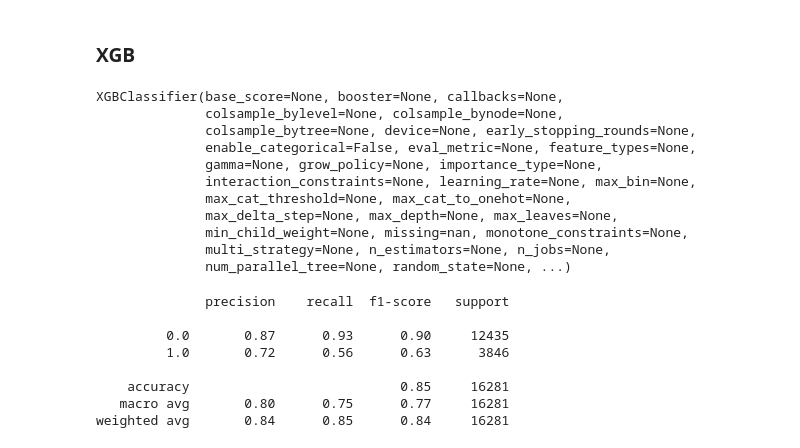
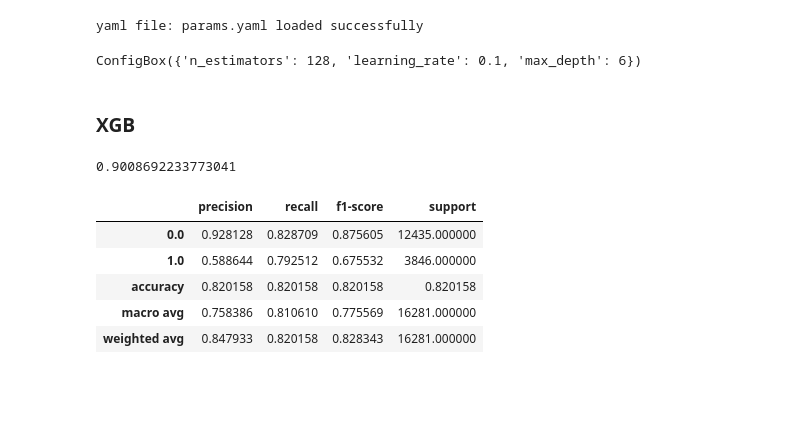
Before and after one commit to Nwankwo-Nnaemeka/Census-Income-Bracket, a Jupyter notebook: 05-model-training.ipynb, the cells around one changed output. Drawn from its saved outputs; the diff is of its cells as text; code cells hidden in the pictures; blank space fills up the shorter version.

Commit message:
Mlflow runs xgboost

```diff
--- a/05-model-training.ipynb
+++ b/05-model-training.ipynb
@@ -46,19 +144,25 @@ y_test = test['income']
+# %%
+configbox = read_yaml('params.yaml')
+xgb_params = configbox.XGBOOST
+# %% [output]
+yaml file: params.yaml loaded successfully
+# %%
+xgb_params
+# %% [output]
+ConfigBox({'n_estimators': 128, 'learning_rate': 0.1, 'max_depth': 6})
 # %% [markdown]
 ### XGB
 # %%
-xgb_classifier = xgb.XGBClassifier()
+xgb_classifier = xgb.XGBClassifier(n_estimators = xgb_params.n_estimators,
+                                   learning_rate = xgb_params.learning_rate,
+                                  max_depth = xgb_params.max_depth)
 # %%
 xgb_classifier.fit(X_train, y_train)
+y_pred = xgb_classifier.predict(X_test)
+y_pred_train = xgb_classifier.predict(X_train)
+
+accuracy_train = accuracy_score(y_train, y_pred_train)
+print(accuracy_train)
 # %% [output]
-XGBClassifier(base_score=None, booster=None, callbacks=None,
-              colsample_bylevel=None, colsample_bynode=None,
-              colsample_bytree=None, device=None, early_stopping_rounds=None,
-              enable_categorical=False, eval_metric=None, feature_types=None,
-              gamma=None, grow_policy=None, importance_type=None,
-              interaction_constraints=None, learning_rate=None, max_bin=None,
-              max_cat_threshold=None, max_cat_to_onehot=None,
-              max_delta_step=None, max_depth=None, max_leaves=None,
-              min_child_weight=None, missing=nan, monotone_constraints=None,
-              multi_strategy=None, n_estimators=None, n_jobs=None,
-              num_parallel_tree=None, random_state=None, ...)
+0.9008692233773041
 # %%
@@ -66,11 +176,11 @@ y_pred=xgb_classifier.predict(X_test)
 # %%
-print(classification_report(y_test,y_pred))
+report = classification_report(y_test, y_pred, output_dict=True)
+df = pd.DataFrame(report).transpose()
+df
 # %% [output]
-              precision    recall  f1-score   support
-
-         0.0       0.87      0.93      0.90     12435
-         1.0       0.72      0.56      0.63      3846
-
-    accuracy                           0.85     16281
-   macro avg       0.80      0.75      0.77     16281
-weighted avg       0.84      0.85      0.84     16281
+|  | precision | recall | f1-score | support |
+| 0.0 | 0.928128 | 0.828709 | 0.875605 | 12435.000000 |
+| 1.0 | 0.588644 | 0.792512 | 0.675532 | 3846.000000 |
+| accuracy | 0.820158 | 0.820158 | 0.820158 | 0.820158 |
+| macro avg | 0.758386 | 0.810610 | 0.775569 | 16281.000000 |
+| weighted avg | 0.847933 | 0.820158 | 0.828343 | 16281.000000 |
```
Also changed, not shown: parts of 24 cells of this notebook, 3 other files.
